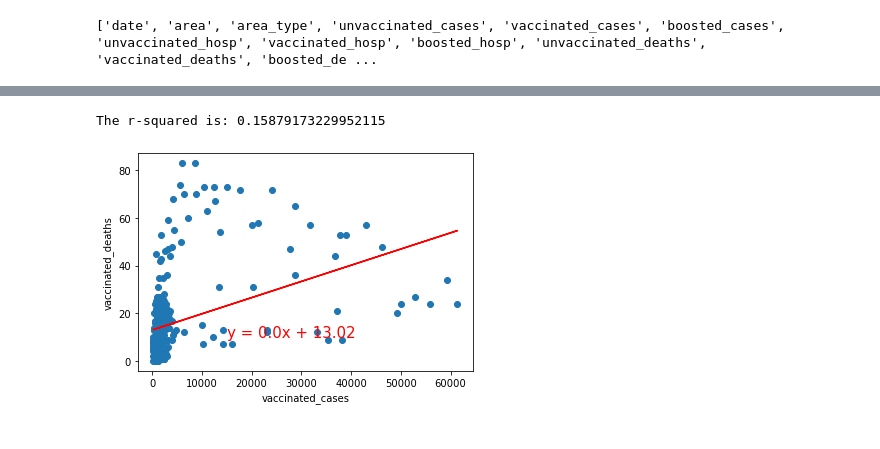
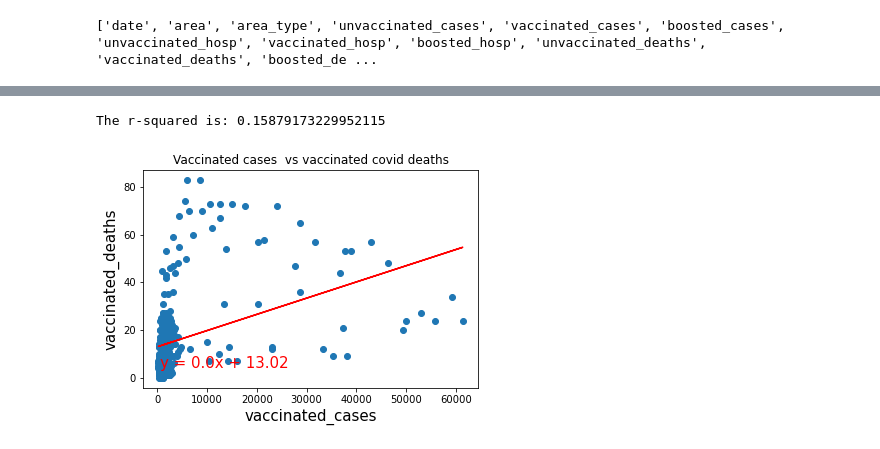
Before and after one commit to kachee42/Project-1, a Jupyter notebook: Project_1bk.ipynb, the cells around one changed output, grey strips where cells are left out. Drawn from its saved outputs; the diff is of its cells as text; code cells hidden in the pictures.

```diff
--- a/Project_1bk.ipynb
+++ b/Project_1bk.ipynb
@@ -304,17 +308,18 @@ The r-squared is: 0.842046251442898
 # %%
 # Plot vacc vs death on a scatterplot
 x_values = Vacc_clean_df['vaccinated_cases']
 y_values = Vacc_clean_df['vaccinated_deaths']
-(slope, intercept, rvalue, pvalue, stderr) = linregress(x_values, y_values)
+(slope, intercept, rvalue, p0value, stderr) = linregress(x_values, y_values)
 regress_values = x_values * slope + intercept
 line_eq = "y = " + str(round(slope,2)) + "x + " + str(round(intercept,2))
 plt.scatter(x_values,y_values)
 plt.plot(x_values,regress_values,"r-")
-plt.annotate(line_eq,(15000,10),fontsize=15,color="red")
-plt.xlabel('vaccinated_cases')
-plt.ylabel('vaccinated_deaths')
+plt.annotate(line_eq,(500,4),fontsize=15,color="red")
+plt.xlabel('vaccinated_cases', fontsize=15)
+plt.ylabel('vaccinated_deaths', fontsize=15)
+plt.title("Vaccinated cases  vs vaccinated covid deaths", fontsize=12)
 print(f"The r-squared is: {rvalue**2}")
 plt.show()
 # %% [output]
 The r-squared is: 0.15879173229952115
-[figure, old version]
+[figure, new version]
```
Also changed, not shown: parts of 22 cells of this notebook.
